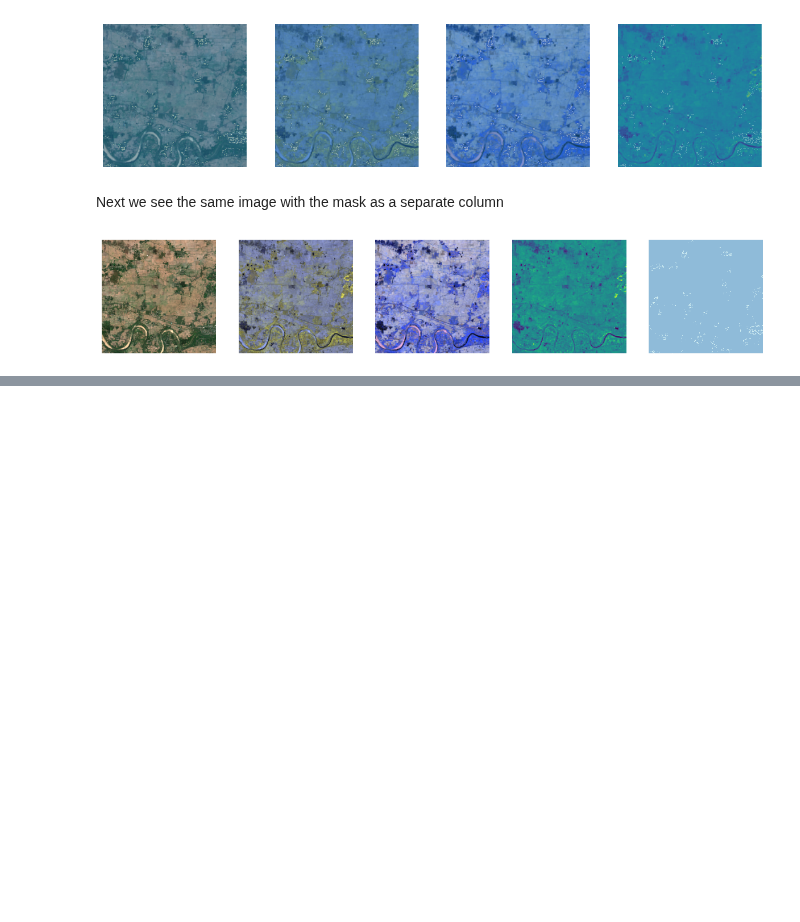
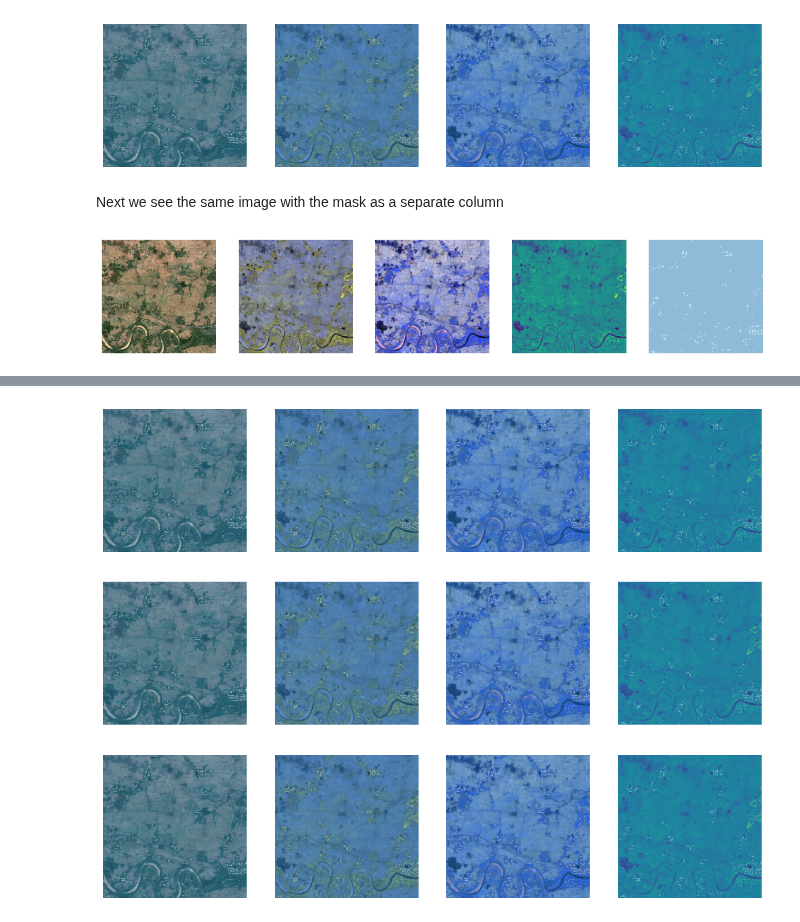
Before and after one commit to restlessronin/fastgs, a Jupyter notebook: nbs/08a_vision.data.ipynb, the cells around one changed output, grey strips where cells are left out. Drawn from its saved outputs; the diff is of its cells as text; code cells hidden in the pictures; blank space fills up the shorter version.

```diff
--- a/nbs/08a_vision.data.ipynb
+++ b/nbs/08a_vision.data.ipynb
@@ -80,3 +88,7 @@ def show_batch(
+# %%
+b = dl.show_batch(max_n=3)
+# %% [output]
+[figure, added]
 # %%
 #| hide
 import nbdev; nbdev.nbdev_export()
```
Also changed, not shown: parts of 4 cells of this notebook, 6 other files.
